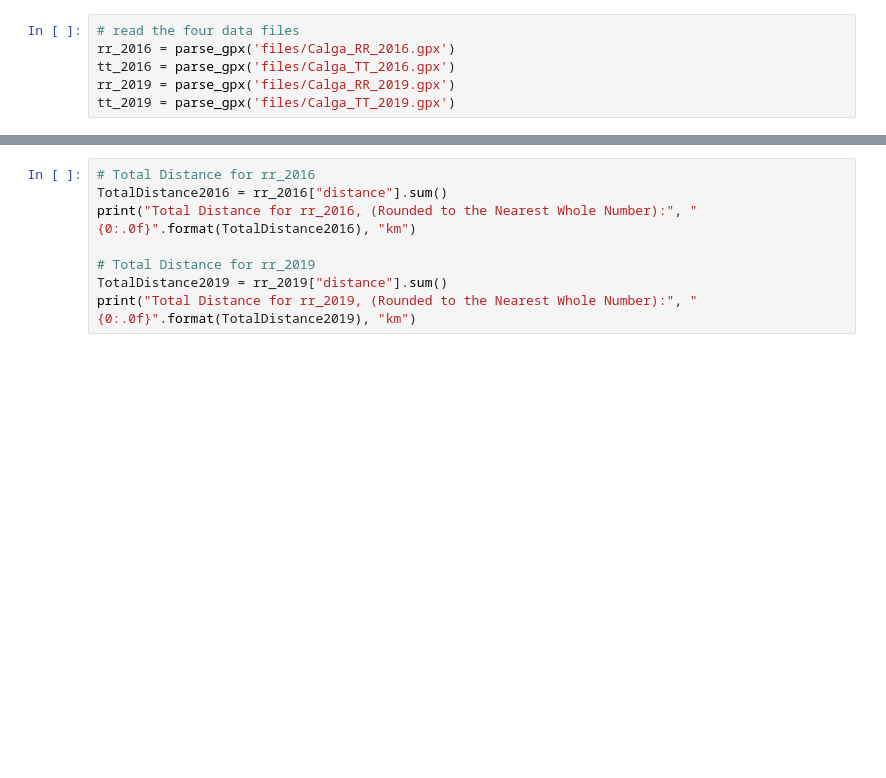
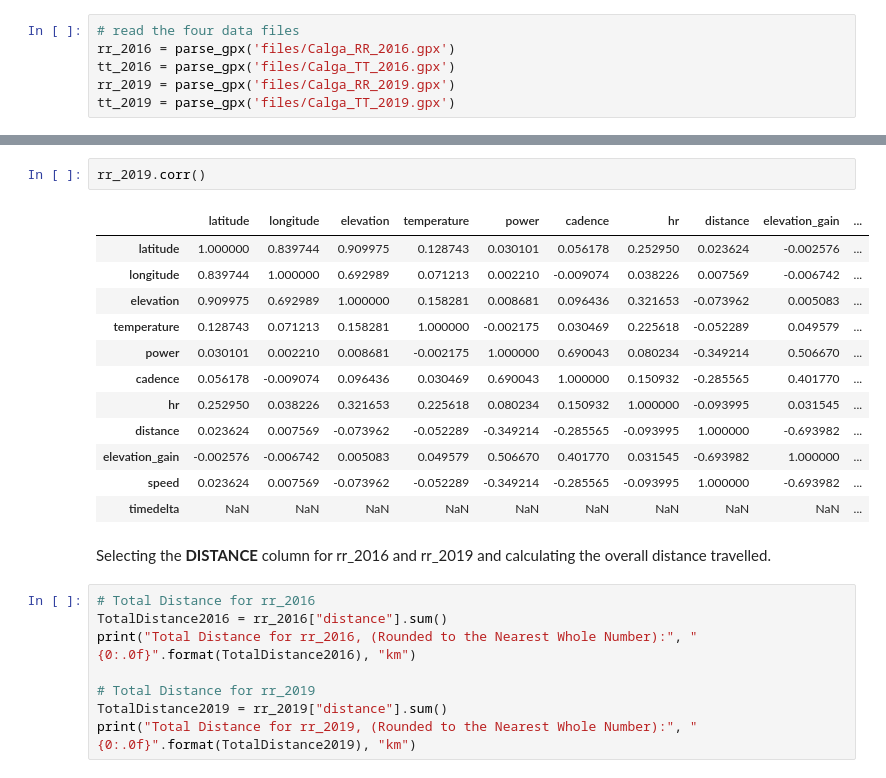
Before and after one commit to MQCOMP2200-S2-2021/data-science-portfolio-avagardiner, a Jupyter notebook: Portfolio 1.ipynb, the cells around one changed output, grey strips where cells are left out. Cells and saved outputs as stored; diff of their text form; blank space fills up the shorter version.

```diff
--- a/Portfolio 1.ipynb
+++ b/Portfolio 1.ipynb
@@ -63,3 +90,20 @@ rr_2019.head()
+# %%
+rr_2019.corr()
+# %% [output]
+|  | latitude | longitude | elevation | temperature | power | cadence | hr | distance | elevation_gain | ... |
+| latitude | 1.000000 | 0.839744 | 0.909975 | 0.128743 | 0.030101 | 0.056178 | 0.252950 | 0.023624 | -0.002576 | ... |
+| longitude | 0.839744 | 1.000000 | 0.692989 | 0.071213 | 0.002210 | -0.009074 | 0.038226 | 0.007569 | -0.006742 | ... |
+| elevation | 0.909975 | 0.692989 | 1.000000 | 0.158281 | 0.008681 | 0.096436 | 0.321653 | -0.073962 | 0.005083 | ... |
+| temperature | 0.128743 | 0.071213 | 0.158281 | 1.000000 | -0.002175 | 0.030469 | 0.225618 | -0.052289 | 0.049579 | ... |
+| power | 0.030101 | 0.002210 | 0.008681 | -0.002175 | 1.000000 | 0.690043 | 0.080234 | -0.349214 | 0.506670 | ... |
+| cadence | 0.056178 | -0.009074 | 0.096436 | 0.030469 | 0.690043 | 1.000000 | 0.150932 | -0.285565 | 0.401770 | ... |
+| hr | 0.252950 | 0.038226 | 0.321653 | 0.225618 | 0.080234 | 0.150932 | 1.000000 | -0.093995 | 0.031545 | ... |
+| distance | 0.023624 | 0.007569 | -0.073962 | -0.052289 | -0.349214 | -0.285565 | -0.093995 | 1.000000 | -0.693982 | ... |
+| elevation_gain | -0.002576 | -0.006742 | 0.005083 | 0.049579 | 0.506670 | 0.401770 | 0.031545 | -0.693982 | 1.000000 | ... |
+| speed | 0.023624 | 0.007569 | -0.073962 | -0.052289 | -0.349214 | -0.285565 | -0.093995 | 1.000000 | -0.693982 | ... |
+| timedelta | NaN | NaN | NaN | NaN | NaN | NaN | NaN | NaN | NaN | ... |
+# %% [markdown]
+Selecting the **DISTANCE** column for rr_2016 and rr_2019 and calculating the overall distance travelled.
 # %%
 # Total Distance for rr_2016
 TotalDistance2016 = rr_2016["distance"].sum()
```
Also changed, not shown: parts of 15 cells of this notebook.
